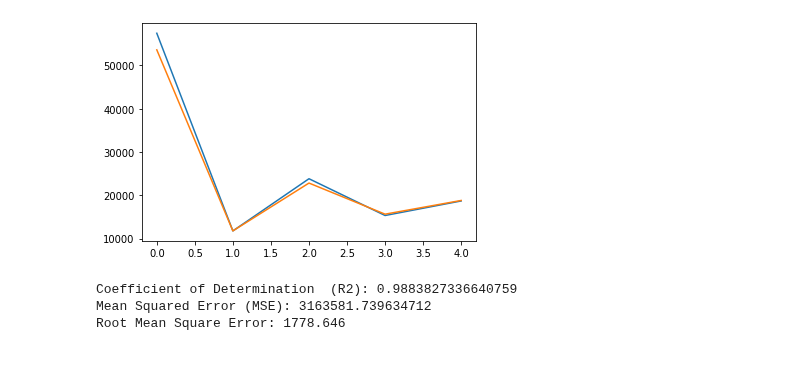
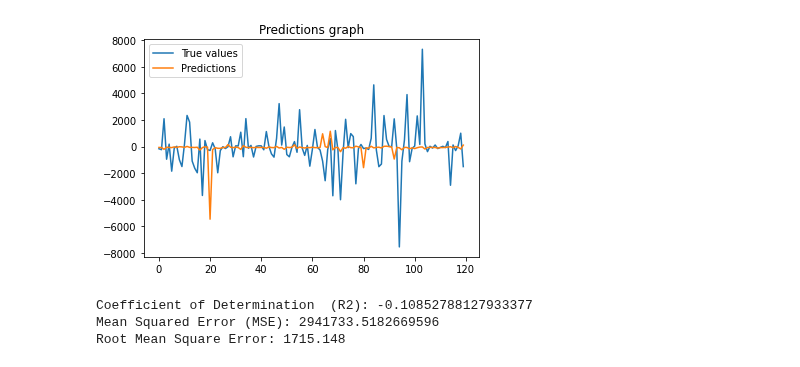
Before and after one commit to prbpedro/tcc_puc, a Jupyter notebook: src/3_build_linear_regression_model.ipynb, the cells around one changed output. Drawn from its saved outputs; the diff is of its cells as text; code cells hidden in the pictures.

```diff
--- a/src/3_build_linear_regression_model.ipynb
+++ b/src/3_build_linear_regression_model.ipynb
@@ -99,10 +101,10 @@ plt.show();
 # %%
 # Split train and test data
 
-non_zero_condition = reframed['var5(t-1)'].round(4) != 0
+non_zero_condition = reframed['var5(t-1)'].round(4) != 0.3266
 
-zeros_df = reframed[~non_zero_condition].sort_values('var3(t-1)')
-non_zeros_df = reframed[non_zero_condition].sort_values('var3(t-1)')
+zeros_df = reframed[~non_zero_condition]
+non_zeros_df = reframed[non_zero_condition]
 
 zeros_train_size = 0.7
 non_zeros_train_size = 0.75
@@ -144,24 +147,28 @@ DataFrame[features: vector, label: double, prediction: double]
-# %%
-predictions = predictions.toPandas().head()
-plt.plot(predictions['label'])
-plt.plot(predictions['prediction'])
-plt.show()
-# %% [output]
-[figure, removed]
+# %%
+# Plot Results
+
+plt.plot(inv_labels, label="True values")
+plt.plot(inv_predictions, label="Predictions")
+plt.title("Predictions graph")
+plt.legend(loc="upper left")
+
+plt.show()
+# %% [output]
+[figure, added]
 # %%
 # Print the results
 
-mse = mean_squared_error(predictions['label'].values, predictions['prediction'].values)
-r2 = r2_score(predictions['label'].values, predictions['prediction'].values)
+mse = mean_squared_error(inv_labels, inv_predictions)
+r2 = r2_score(inv_labels, inv_predictions)
 rmse = np.sqrt(mse)
 
 print("Coefficient of Determination  (R2):", r2)
 print("Mean Squared Error (MSE):", mse)
 print("Root Mean Square Error: %.3f" % rmse)
 # %% [output]
-Coefficient of Determination  (R2): 0.9883827336640759
-Mean Squared Error (MSE): 3163581.739634712
-Root Mean Square Error: 1778.646
+Coefficient of Determination  (R2): -0.10852788127933377
+Mean Squared Error (MSE): 2941733.5182669596
+Root Mean Square Error: 1715.148
 # %%
 # Save the predictions data to csv file
 
```
Also changed, not shown: parts of 6 cells of this notebook, 5 other files.
